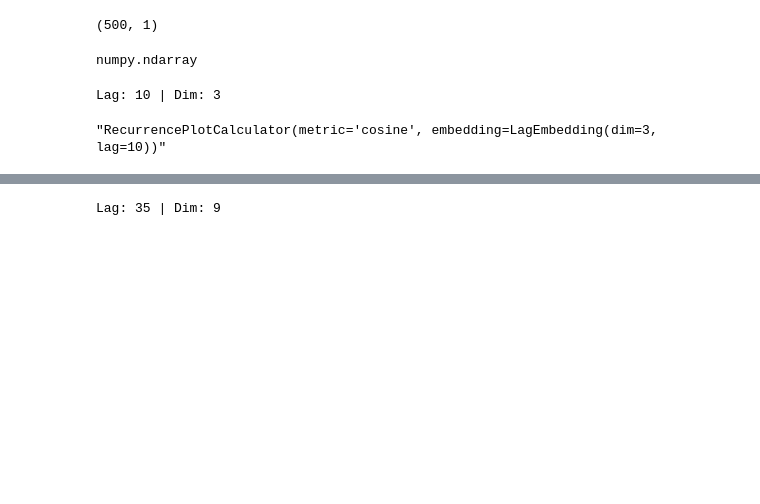
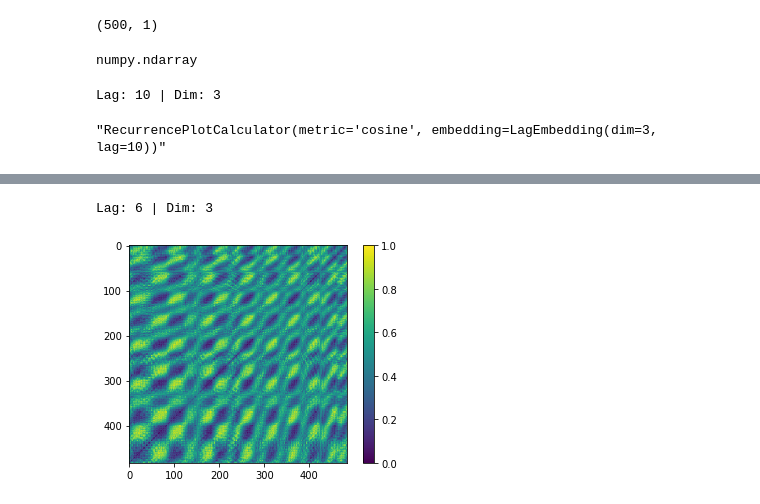
Before and after one commit to carstengieshoff/thesis_code, a Jupyter notebook: notebooks/Test_RPs_for_multivariate_signals.ipynb, the cells around one changed output, grey strips where cells are left out. Saved outputs shown, nothing was run; the diff lists cells and outputs as text; code cells hidden in the pictures; blank space fills up the shorter version.

```diff
--- a/notebooks/Test_RPs_for_multivariate_signals.ipynb
+++ b/notebooks/Test_RPs_for_multivariate_signals.ipynb
@@ -66 +66,16 @@ plt.show()
+# %%
+signal = PCA(s, num_pcs=2)
+lag = mutual_information(signal)
+dim = fnn(signal, lag=lag)
+
+embedding = LagEmbedding(dim=dim, lag=lag)
+print(f"Lag: {lag} | Dim: {dim}")
+
+calculator = RecurrencePlotCalculator(embedding=embedding, metric="cosine")
+rp = calculator.generate(signal=signal)
+rp.normalize()
+rp.show()
+# %% [output]
+Lag: 6 | Dim: 3
+[figure, added]
 # %%
@@ -71,15 +87,13 @@ reader = PhysioNetReader(path="../data/single_lead/physionet_challenge/training2
 ds = reader.get_dataset()
 # %%
-idx = 11
-signal = ds[idx].x.T[:2000, :].reshape(-1, 1)
+idx = 0
+signal = ds[idx].x
 
 lag = mutual_information(signal)
 dim = fnn(signal, lag=lag)
 
 embedding = LagEmbedding(dim=int(dim), lag=lag)
 print(f"Lag: {lag} | Dim: {dim}")
-# %% [output]
-Lag: 35 | Dim: 9
 # %%
 plt.plot(signal, label=ds[idx].y)
 plt.legend()
```
Also changed, not shown: parts of 10 cells of this notebook, 1 other file.
